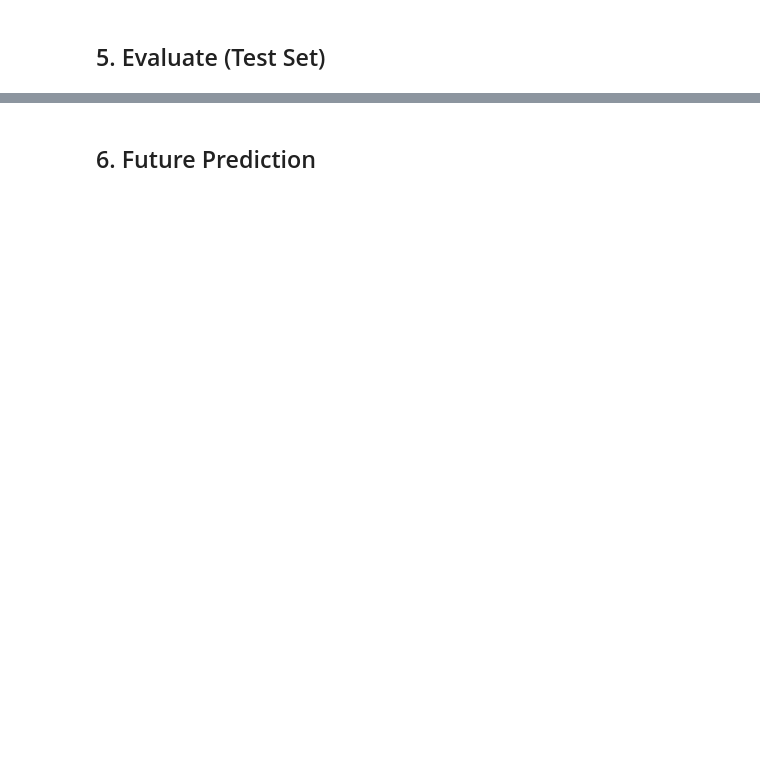
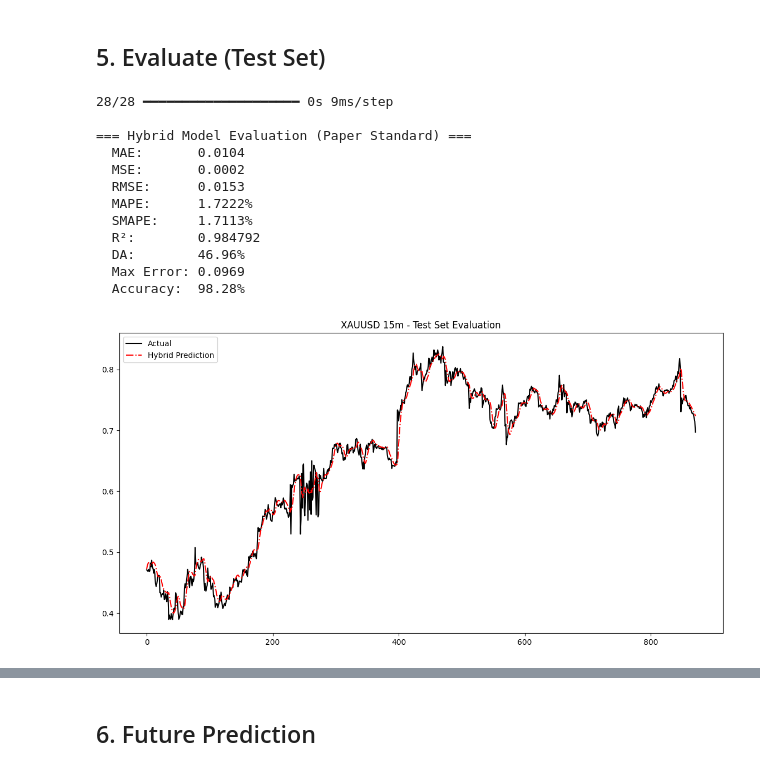
Before and after one commit to Vanszs/XAUUSD_Pred_Bot, a Jupyter notebook: analysis.ipynb, the cells around one changed output, grey strips where cells are left out. Saved outputs shown, nothing was run; the diff lists cells and outputs as text; code cells hidden in the pictures; blank space fills up the shorter version.

```diff
--- a/analysis.ipynb
+++ b/analysis.ipynb
@@ -36,18 +47,11 @@ ImportError: cannot import name 'get_steps_for_days' from 'src.utils' (d:\Code\X
 # %%
 # --- CONFIGURATION --- #
 SYMBOL = 'XAUUSD'       # Asset Symbol (e.g., 'XAUUSD', 'EURUSD')
-TIMEFRAME = '1h'        # Timeframe: '1h', '30m', '15m', '4h', '1d'
-PERIOD = '5y'           # History period to fetch: '1y', '2y', '5y', 'max'
+TIMEFRAME = '15m'        # Timeframe: '1h', '30m', '15m', '4h', '1d'
+PERIOD = '2y'           # History period to fetch: '1y', '2y', '5y', 'max'
 FUTURE_DAYS = 5         # Number of days to predict into the future
-EPOCHS = 10             # Training epochs
+EPOCHS = 20             # Training epochs
+FUTURE_HOURS = 48
 # --------------------- #
 # %% [markdown]
 ## 2. Load Data
-# %%
-print(f"Fetching {SYMBOL} data ({TIMEFRAME})...")
-loader = DataLoader(symbol=SYMBOL, interval=TIMEFRAME, period=PERIOD, data_path=f'data/gold_{TIMEFRAME}.csv')
-
-# Fetch data (Try MT5 first, fallback to yfinance)
-df = loader.fetch_data(source='mt5')
-print(f"Loaded {len(df)} rows")
-df.tail()
@@ -74,14 +135,42 @@ model.train(X_train, y_train, epochs=EPOCHS)
 # %% [markdown]
 ## 5. Evaluate (Test Set)
 # %%
-final_preds, lstm_preds, arima_preds = model.predict(X_test)
+if 'model' not in locals():
+    print("Error: 'model' is not defined. Please run the 'Train Hybrid Model' cell first.")
+else:
+    final_preds, lstm_preds, arima_preds = model.predict(X_test)
 
-metrics = calculate_metrics(y_test, final_preds)
-print("Hybrid Metrics:", metrics)
+    metrics = calculate_metrics(y_test, final_preds)
 
-plt.figure(figsize=(14, 7))
-plt.plot(y_test, label="Actual", color='black')
-plt.plot(final_preds, label="Hybrid Prediction", color='red', linestyle='-.')
-plt.title(f"{SYMBOL} {TIMEFRAME} - Test Set Evaluation")
-plt.legend()
-plt.show()
+    print("\n=== Hybrid Model Evaluation (Paper Standard) ===")
+    print(f"  MAE:       {metrics['MAE']:.4f}")
+    print(f"  MSE:       {metrics['MSE']:.4f}")
+    print(f"  RMSE:      {metrics['RMSE']:.4f}")
+    print(f"  MAPE:      {metrics['MAPE']:.4f}%")
+    print(f"  SMAPE:     {metrics['SMAPE']:.4f}%")
+    print(f"  R²:        {metrics['R2']:.6f}")
+    print(f"  DA:        {metrics['DA']:.2f}%")
+    print(f"  Max Error: {metrics['Max_Error']:.4f}")
+    print(f"  Accuracy:  {metrics['Accuracy']:.2f}%")
+
+    # Plot
+    plt.figure(figsize=(14, 7))
+    plt.plot(y_test, label="Actual", color='black')
+    plt.plot(final_preds, label="Hybrid Prediction", color='red', linestyle='-.')
+    plt.title(f"{SYMBOL} {TIMEFRAME} - Test Set Evaluation")
+    plt.legend()
+    plt.show()
+# %% [output]
+28/28 ━━━━━━━━━━━━━━━━━━━━ 0s 9ms/step
+
+=== Hybrid Model Evaluation (Paper Standard) ===
+  MAE:       0.0104
+  MSE:       0.0002
+  RMSE:      0.0153
+  MAPE:      1.7222%
+  SMAPE:     1.7113%
+  R²:        0.984792
+  DA:        46.96%
+  Max Error: 0.0969
+  Accuracy:  98.28%
+[figure, added]
```
Also changed, not shown: parts of 11 cells of this notebook, 6 other files.
